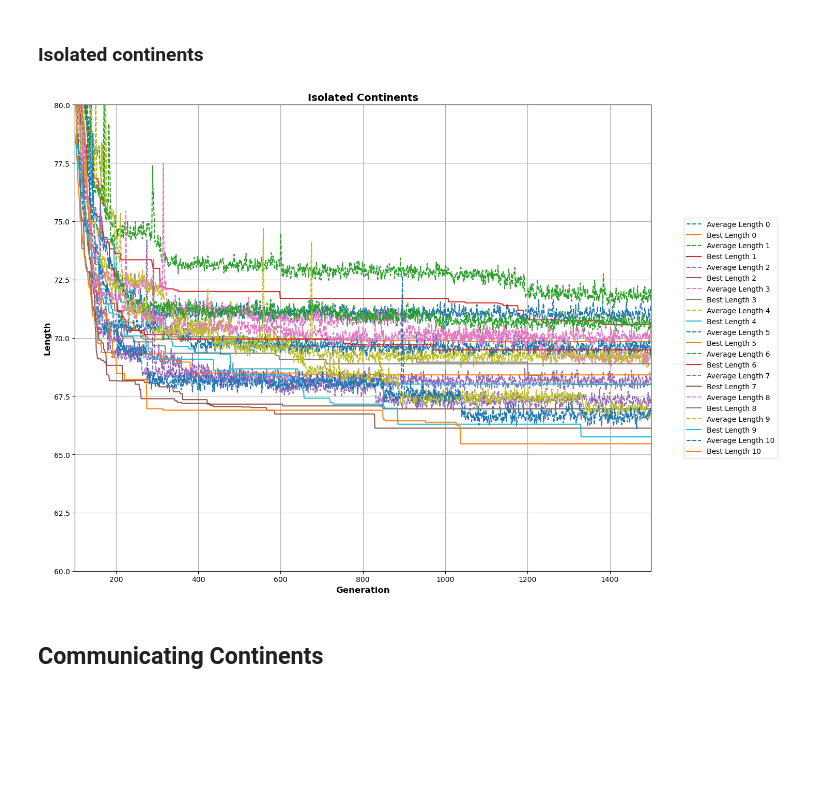
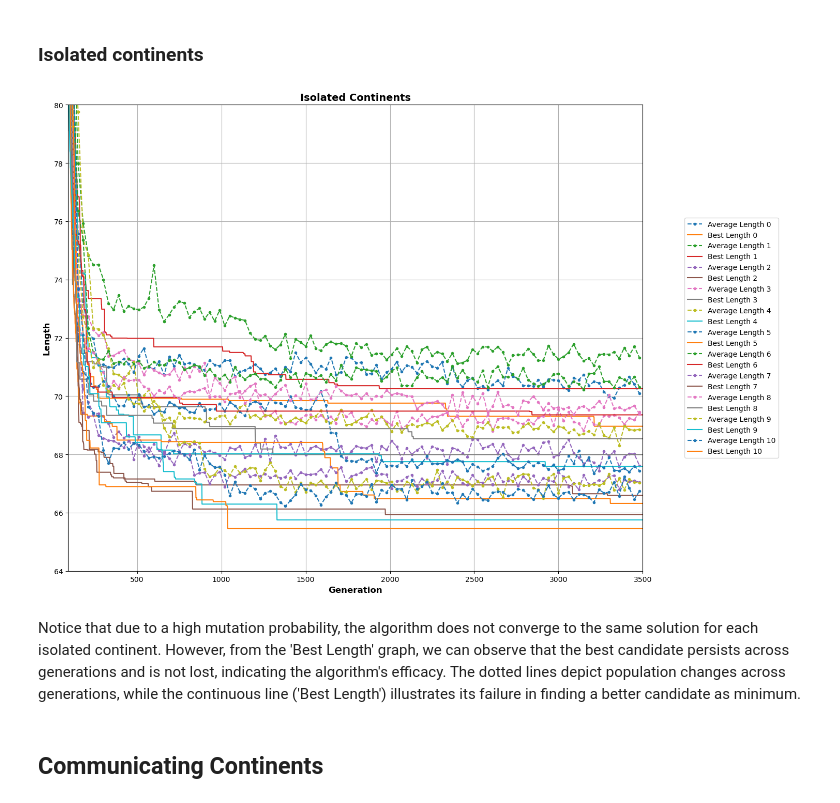
Before and after one commit to JiahaoMiao/LSN, a Jupyter notebook: Lezione_10/LSN_Exercises_10.ipynb, the cells around one changed output. Saved outputs shown, nothing was run; the diff lists cells and outputs as text; code cells hidden in the pictures; blank space fills up the shorter version.

```diff
--- a/Lezione_10/LSN_Exercises_10.ipynb
+++ b/Lezione_10/LSN_Exercises_10.ipynb
@@ -64,38 +64,43 @@ for i in range(11):
     # Load data from files
     gen, L = np.loadtxt(f'DATA/NoMigration/{i}/AverageLength.dat', unpack=True)
     x, best = np.loadtxt(f'DATA/NoMigration/{i}/BestLength.dat', unpack=True)
 
     # Plot the data on the first subplot
-    line1, = ax_data.plot(gen, L, label=f'Average Length {i}', linestyle='--')
-    line2, = ax_data.plot(x, best, label=f'Best Length {i}', linestyle='-')
+
+    gen = gen[::30]
+    L = L[::30]
+    line1, = ax_data.plot(gen, L, label=f'Average Length {i}', linestyle='--',marker='.',)
+    line2, = ax_data.plot(x, best, label=f'Best Length {i}', linestyle='-', marker='')
 
     # Store lines and labels for the legend
     lines.extend([line1, line2])
     labels.extend([f'Average Length {i}', f'Best Length {i}'])
 
 # Add titles and labels to the first subplot
 ax_data.set_title('Isolated Continents', fontsize=14, fontweight='bold')
 ax_data.set_xlabel('Generation', fontsize=12, fontweight='bold')
 ax_data.set_ylabel('Length', fontsize=12, fontweight='bold')
 ax_data.grid(True)
 
 # The second subplot will be used for the legend
 ax_legend = fig.add_subplot(gs[1])
 
 # Remove the axis for the second subplot
 ax_legend.axis('off')
 
 # Create the legend in the second subplot
 ax_legend.legend(lines, labels, loc='center', fontsize=10, ncol=1)
 
-ax_data.set_ylim(60, 80)
-ax_data.set_xlim(100, 1500)
+ax_data.set_ylim(64, 80)
+ax_data.set_xlim(90, 3500)
 # Adjust the layout to prevent overlap
 plt.tight_layout()
 # Show the plot
 plt.show()
 # %% [output]
-[figure, old version]
+[figure, new version]
+# %% [markdown]
+Notice that due to a high mutation probability, the algorithm does not converge to the same solution for each isolated continent. However, from the 'Best Length' graph, we can observe that the best candidate persists across generations and is not lost, indicating the algorithm's efficacy. The dotted lines depict population changes across generations, while the continuous line ('Best Length') illustrates its failure in finding a better candidate as minimum.
 # %% [markdown]
 ## Communicating Continents
 # %%
```
Also changed, not shown: parts of 6 cells of this notebook, 4 other files.
